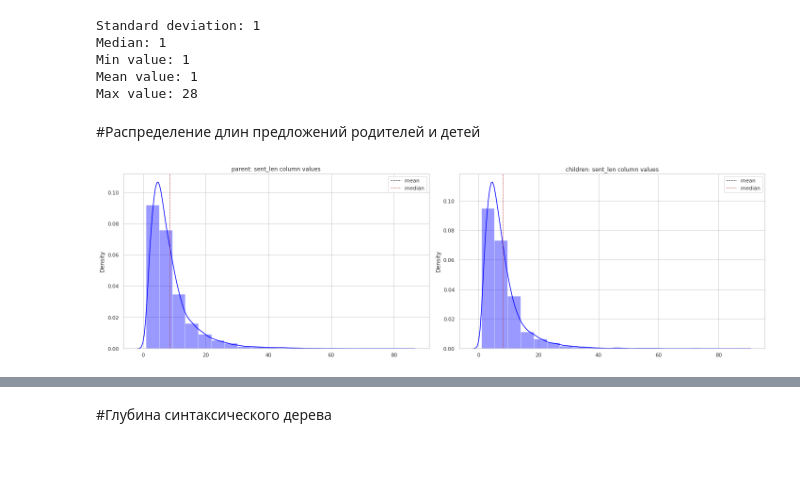
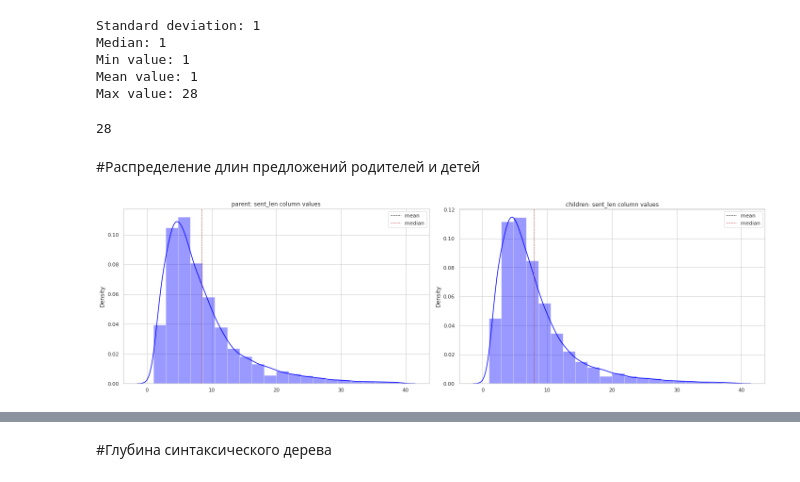
Before and after one commit to Gratisfo/Parentents-and-children, a Jupyter notebook: contrastive_analysis.ipynb, the cells around one changed output, grey strips where cells are left out. Drawn from its saved outputs; the diff is of its cells as text; code cells hidden in the pictures.

```diff
--- a/contrastive_analysis.ipynb
+++ b/contrastive_analysis.ipynb
@@ -28,0 +15,11 @@ data
+# %%
+import re
+import pymorphy2
+import nltk
+from matplotlib.ticker import MultipleLocator
+from razdel import sentenize, tokenize
+import string
+import numpy as np
+from nltk.corpus import stopwords
+nltk.download('stopwords')
+morph = pymorphy2.MorphAnalyzer()
@@ -29,3 +29,25 @@ data
+# %%
+def preproc_text(text):
+
+  # tokenize
+  tokens = [_.text for _ in list(tokenize(text))]
+
+  # lower register
+  tokens = [w.lower() for w in tokens]
+
+  # remove puntuation
+  table = str.maketrans('', '', string.punctuation)
+  stripped = [w.translate(table) for w in tokens]
+
+  # remove numbers, save only letters
+  words = [word for word in stripped if word.isalpha()]
+
+  # to normal form
+  words = [morph.parse(w)[0].normal_form for w in words]
+
+  return words
+# %%
+data['clean_text'] = data['text'].apply(lambda x: preproc_text(x))
 # %% [markdown]
 #Распределение реплик родителей и детей
 # %%
@@ -100,6 +122,10 @@ Median: 1
 Min value: 1
 Mean value: 1
 Max value: 28
+# %%
+sent_num_subset.max()
+# %% [output]
+28
 # %%
 def get_length_sentences(text):
     segmented_sentences = sentenize(text)
@@ -114,32 +140,33 @@ data["sent_len"] = data["text"].apply(get_length_sentences)
 # %%
 from warnings import simplefilter
 simplefilter(action='ignore', category=FutureWarning)
 
 
-def plot_len_dist(data, col_name):
+def plot_len_dist(data, col_name, max):
     fig, axes = plt.subplots(1, 2, figsize=(20, 6))
 
     for i, role in enumerate(['parent', 'children']):
       subset = []
       role_subset = data[data["role"] == role][col_name]
       for r in role_subset:
         subset = subset + r
 
+      subset = [s for s in subset if s < max]
       sns.distplot(subset, bins=20, color="blue", ax=axes[i])
       axes[i].axvline(
           sum(subset) / len(subset), color="k", linestyle="dashed", linewidth=1, label="mean"
       )
       axes[i].axvline(
           sum(subset) / len(subset), color="r", linestyle="dashed", linewidth=1, label="median"
       )
       axes[i].legend()
       axes[i].set(title="%s: %s column values" % (role, col_name))
 
     fig.tight_layout()
 
-plot_len_dist(data, "sent_len")
+plot_len_dist(data, "sent_len", max = 40)
 # %% [output]
-[figure, old version]
+[figure, new version]
 # %%
 from warnings import simplefilter
 simplefilter(action='ignore', category=FutureWarning)
```
Also changed, not shown: parts of 17 cells of this notebook.
